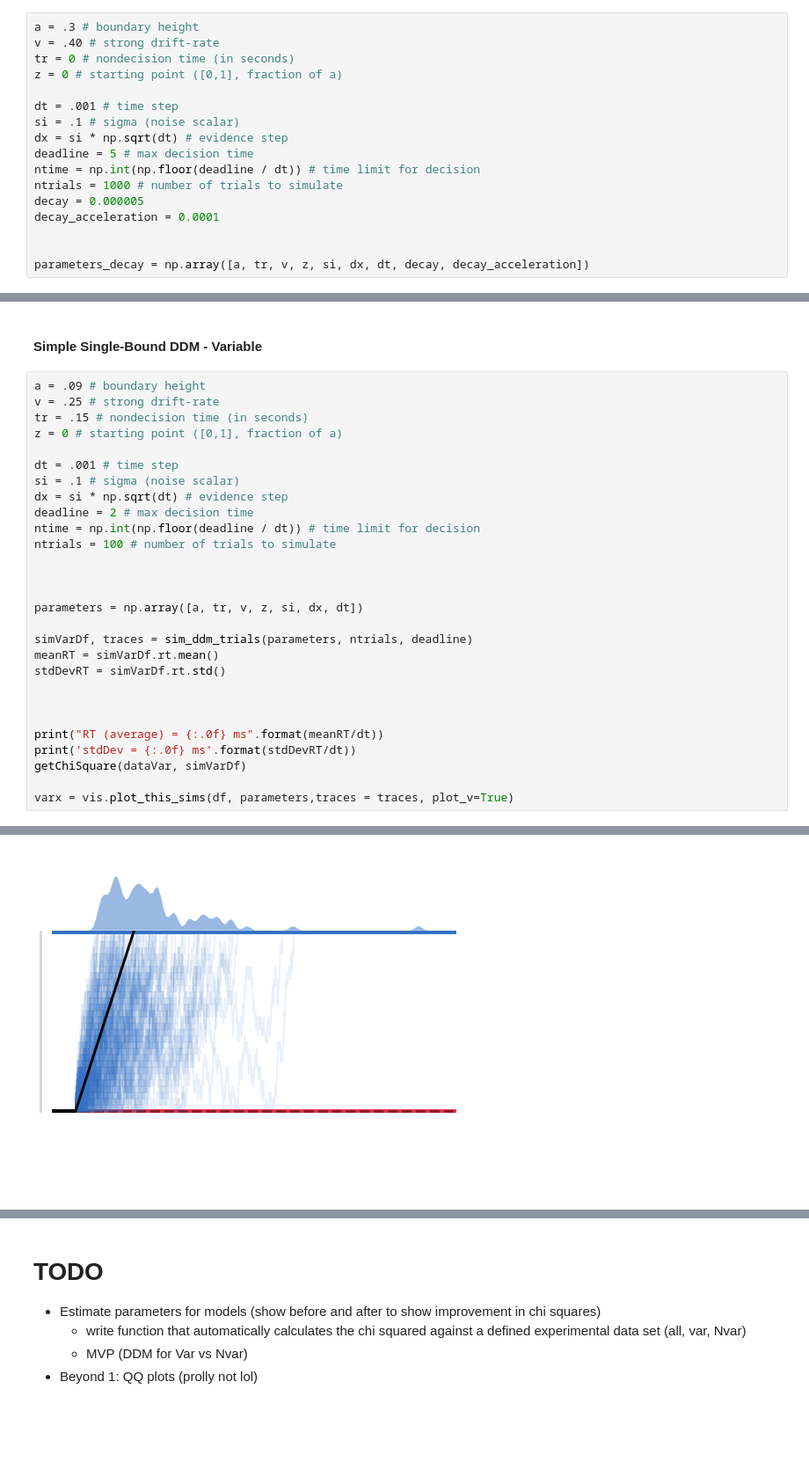
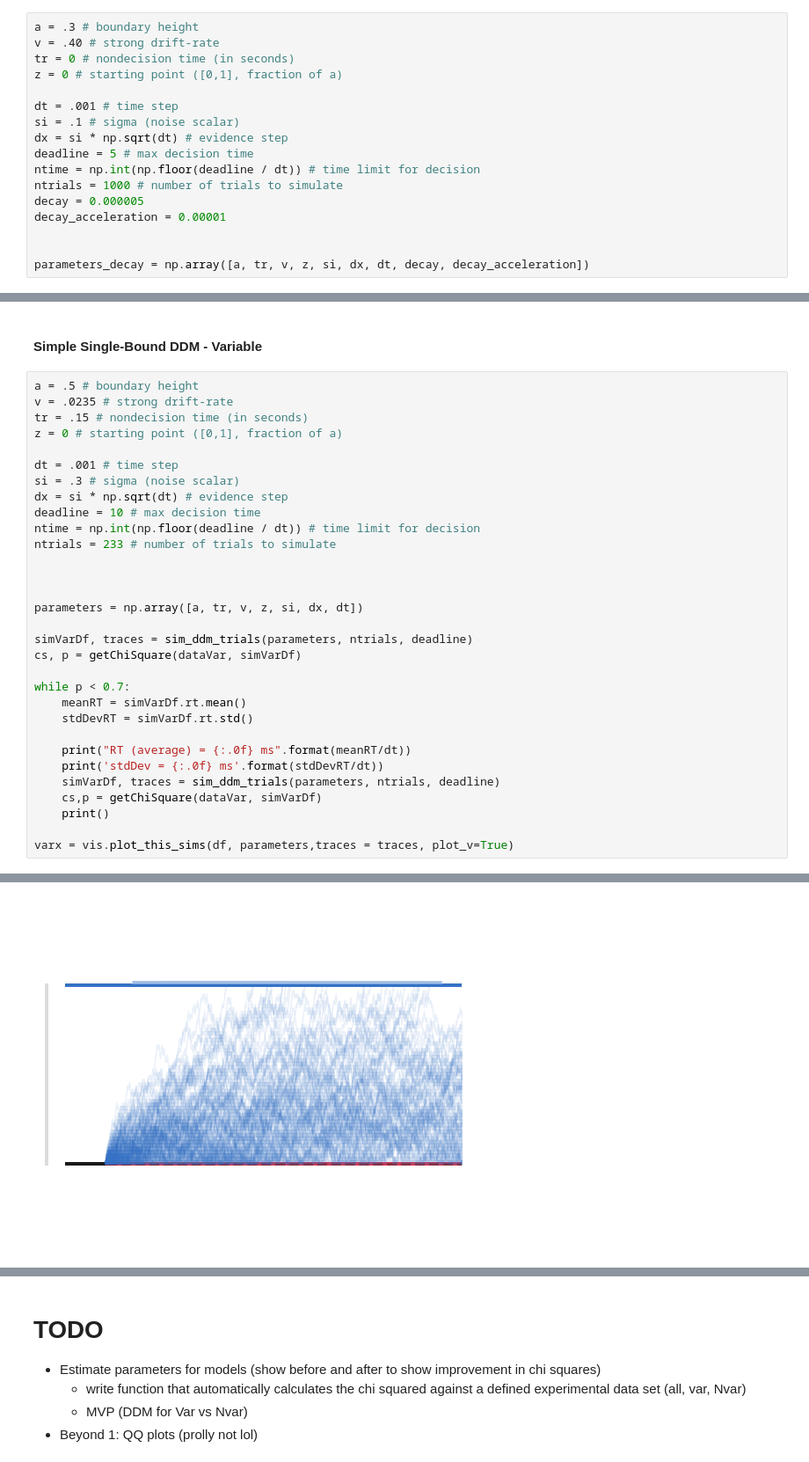
Before and after one commit to WilliXL/AdaptiveDecisionMaking_2018, a Jupyter notebook: notebooks/Final.ipynb, the cells around one changed output, grey strips where cells are left out. Shown at 88% size. Cells and saved outputs as stored; diff of their text form; blank space fills up the shorter version.

```diff
--- a/notebooks/Final.ipynb
+++ b/notebooks/Final.ipynb
@@ -268,7 +278,7 @@ deadline = 5 # max decision time
 ntime = np.int(np.floor(deadline / dt)) # time limit for decision
 ntrials = 1000 # number of trials to simulate
 decay = 0.000005
-decay_acceleration = 0.0001
+decay_acceleration = 0.00001
 
 
 parameters_decay = np.array([a, tr, v, z, si, dx, dt, decay, decay_acceleration])
@@ -625,31 +635,34 @@ legend, title = plt.legend(), plt.title('variable vs Stable')
 # %% [markdown]
 #### Simple Single-Bound DDM - Variable
 # %%
-a = .09 # boundary height
-v = .25 # strong drift-rate
+a = .5 # boundary height
+v = .0235 # strong drift-rate
 tr = .15 # nondecision time (in seconds)
 z = 0 # starting point ([0,1], fraction of a)
 
 dt = .001 # time step
-si = .1 # sigma (noise scalar)
+si = .3 # sigma (noise scalar)
 dx = si * np.sqrt(dt) # evidence step
-deadline = 2 # max decision time
+deadline = 10 # max decision time
 ntime = np.int(np.floor(deadline / dt)) # time limit for decision
-ntrials = 100 # number of trials to simulate
+ntrials = 233 # number of trials to simulate
 
 
 
 parameters = np.array([a, tr, v, z, si, dx, dt])
 
 simVarDf, traces = sim_ddm_trials(parameters, ntrials, deadline)
-meanRT = simVarDf.rt.mean()
-stdDevRT = simVarDf.rt.std()
+cs, p = getChiSquare(dataVar, simVarDf)
 
+while p < 0.7:
+    meanRT = simVarDf.rt.mean()
+    stdDevRT = simVarDf.rt.std()
 
-
-print("RT (average) = {:.0f} ms".format(meanRT/dt))
-print('stdDev = {:.0f} ms'.format(stdDevRT/dt))
-getChiSquare(dataVar, simVarDf)
+    print("RT (average) = {:.0f} ms".format(meanRT/dt))
+    print('stdDev = {:.0f} ms'.format(stdDevRT/dt))
+    simVarDf, traces = sim_ddm_trials(parameters, ntrials, deadline)
+    cs,p = getChiSquare(dataVar, simVarDf)
+    print()
 
 varx = vis.plot_this_sims(df, parameters,traces = traces, plot_v=True)
 # %% [output]
@@ -664 +687 @@ pvalue = 0.000000
-[figure, old version]
+[figure, new version]
```
Also changed, not shown: parts of 15 cells of this notebook.
